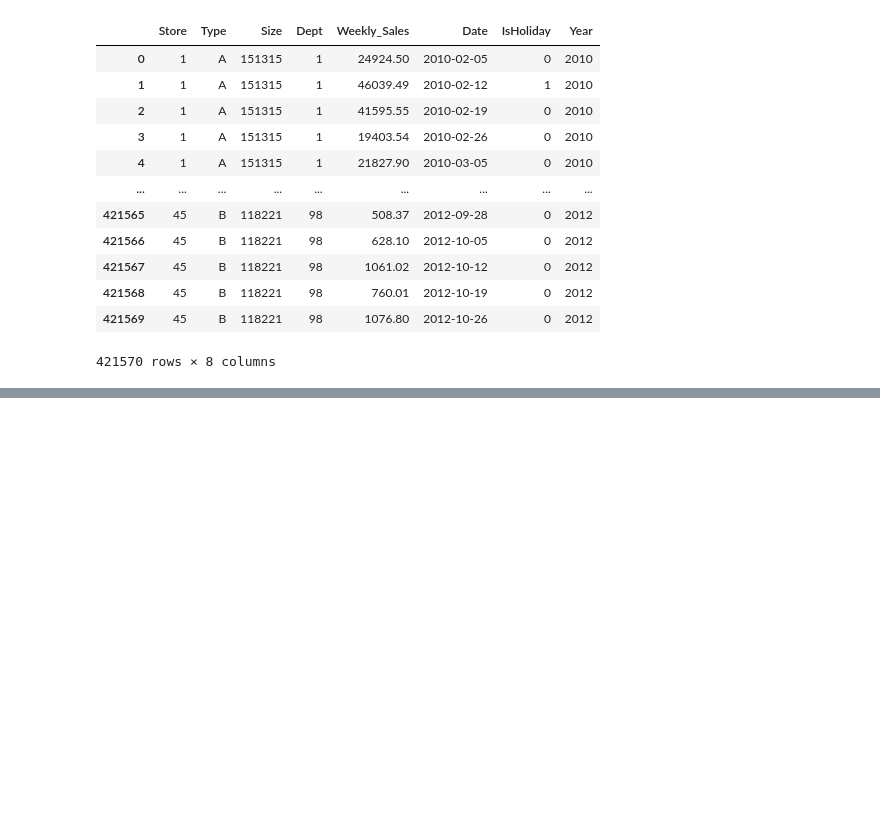
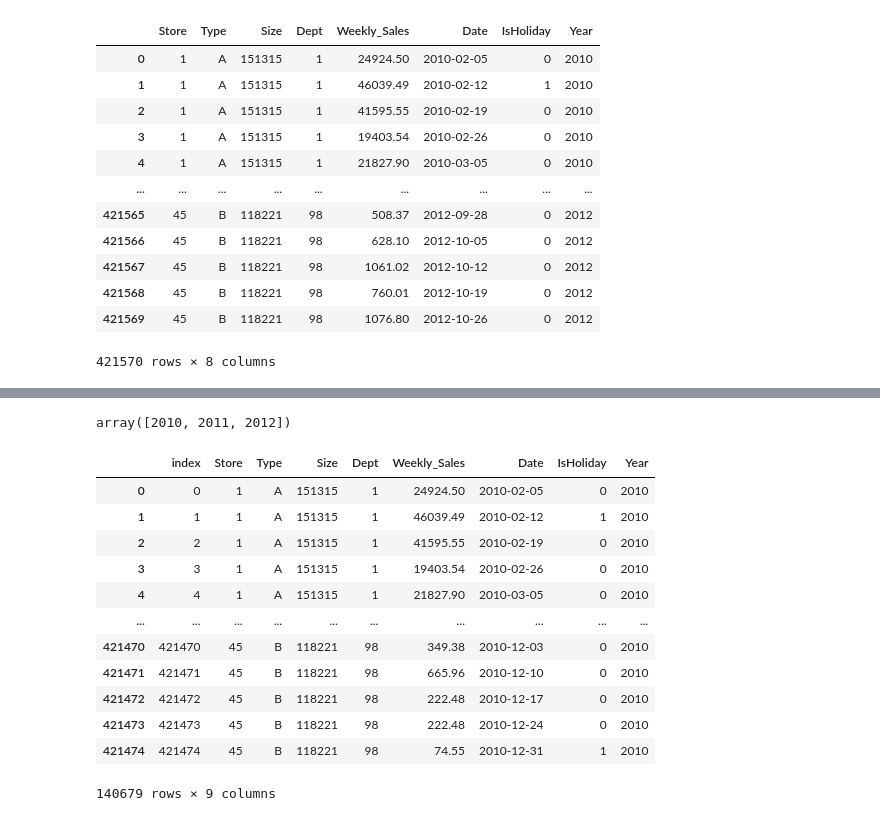
Before and after one commit to Rommelsito/Vehicle_analysis, a Jupyter notebook: all_feature/sales_store.ipynb, the cells around one changed output, grey strips where cells are left out. Cells and saved outputs as stored; diff of their text form; code cells hidden in the pictures; blank space fills up the shorter version.

```diff
--- a/all_feature/sales_store.ipynb
+++ b/all_feature/sales_store.ipynb
@@ -123,0 +119,3 @@ df_1
+# %%
+df_2 = df_1.copy()
+df_2.head()
@@ -123,0 +129,21 @@ df_1
+# %%
+df_2['Year'].unique()
+# %% [output]
+array([2010, 2011, 2012])
+# %%
+df_2_2010 = df_2[df_2['Year'] == 2010]
+df_2_2010
+# %% [output]
+|  | index | Store | Type | Size | Dept | Weekly_Sales | Date | IsHoliday | Year |
+| 0 | 0 | 1 | A | 151315 | 1 | 24924.50 | 2010-02-05 | 0 | 2010 |
+| 1 | 1 | 1 | A | 151315 | 1 | 46039.49 | 2010-02-12 | 1 | 2010 |
+| 2 | 2 | 1 | A | 151315 | 1 | 41595.55 | 2010-02-19 | 0 | 2010 |
+| 3 | 3 | 1 | A | 151315 | 1 | 19403.54 | 2010-02-26 | 0 | 2010 |
+| 4 | 4 | 1 | A | 151315 | 1 | 21827.90 | 2010-03-05 | 0 | 2010 |
+| ... | ... | ... | ... | ... | ... | ... | ... | ... | ... |
+| 421470 | 421470 | 45 | B | 118221 | 98 | 349.38 | 2010-12-03 | 0 | 2010 |
+| 421471 | 421471 | 45 | B | 118221 | 98 | 665.96 | 2010-12-10 | 0 | 2010 |
+| 421472 | 421472 | 45 | B | 118221 | 98 | 222.48 | 2010-12-17 | 0 | 2010 |
+| 421473 | 421473 | 45 | B | 118221 | 98 | 222.48 | 2010-12-24 | 0 | 2010 |
+| 421474 | 421474 | 45 | B | 118221 | 98 | 74.55 | 2010-12-31 | 1 | 2010 |
+140679 rows × 9 columns
```
Also changed, not shown: parts of 7 cells of this notebook, 3 other files.
